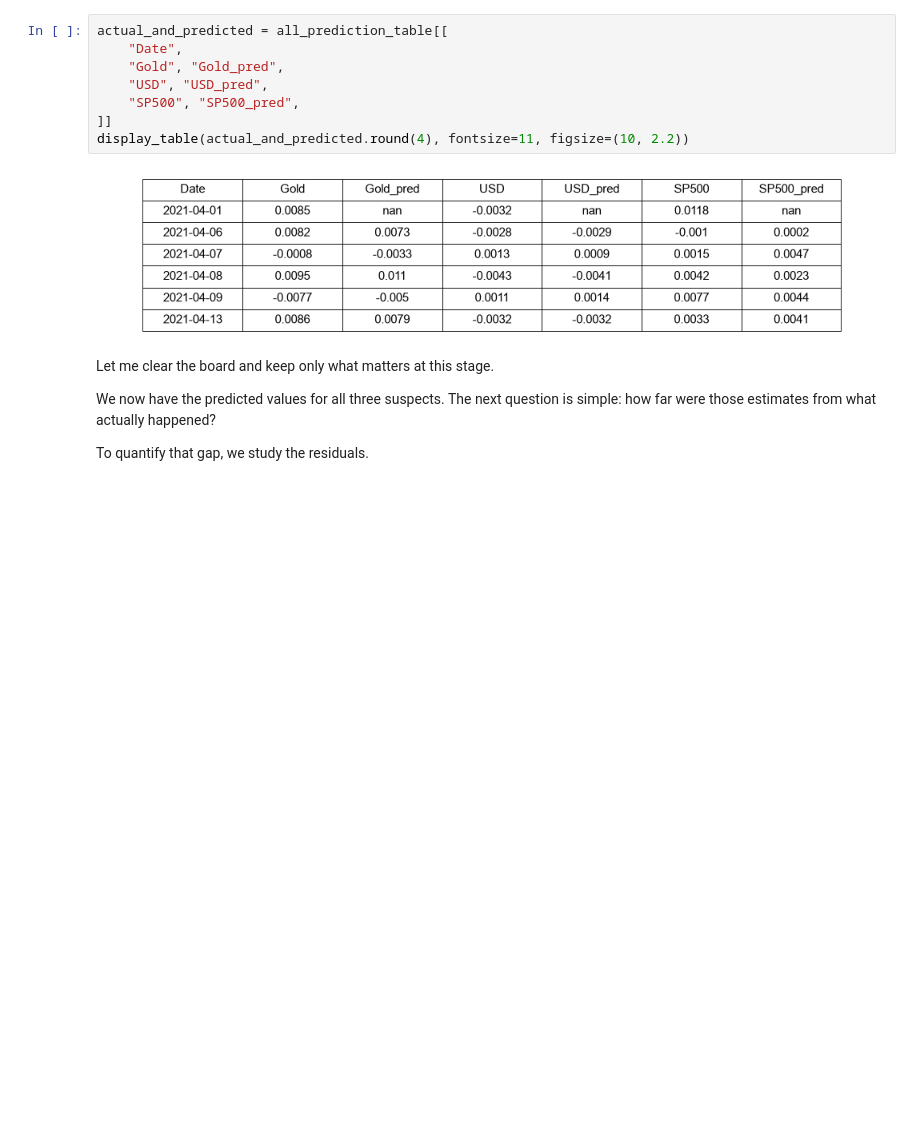
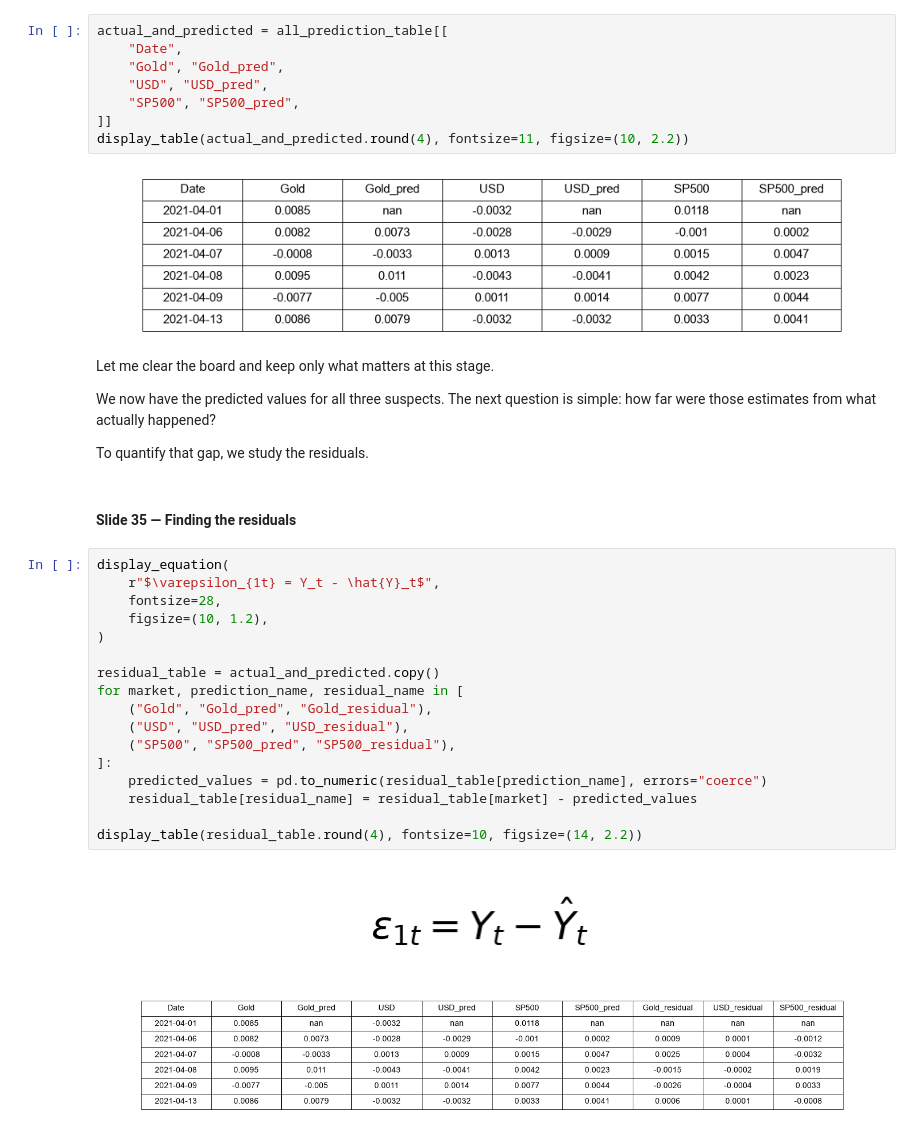
Before and after one commit to Bloodphilic/AlgoStalk, a Jupyter notebook: course/TimeSeries/VAR/code/VAR_Concepts_Investigation.ipynb, the cells around one changed output. Saved outputs shown, nothing was run; the diff lists cells and outputs as text; blank space fills up the shorter version.

```diff
--- a/course/TimeSeries/VAR/code/VAR_Concepts_Investigation.ipynb
+++ b/course/TimeSeries/VAR/code/VAR_Concepts_Investigation.ipynb
@@ -934,3 +934,25 @@ Let me clear the board and keep only what matters at this stage.
 We now have the predicted values for all three suspects. The next question is simple: how far were those estimates from what actually happened?
 
 To quantify that gap, we study the residuals.
+# %% [markdown]
+#### Slide 35 — Finding the residuals
+# %%
+display_equation(
+    r"$\varepsilon_{1t} = Y_t - \hat{Y}_t$",
+    fontsize=28,
+    figsize=(10, 1.2),
+)
+
+residual_table = actual_and_predicted.copy()
+for market, prediction_name, residual_name in [
+    ("Gold", "Gold_pred", "Gold_residual"),
+    ("USD", "USD_pred", "USD_residual"),
+    ("SP500", "SP500_pred", "SP500_residual"),
+]:
+    predicted_values = pd.to_numeric(residual_table[prediction_name], errors="coerce")
+    residual_table[residual_name] = residual_table[market] - predicted_values
+
+display_table(residual_table.round(4), fontsize=10, figsize=(14, 2.2))
+# %% [output]
+[figure, added]
+[figure, added]
```
Also changed, not shown: parts of 30 cells of this notebook, 5 other files.
